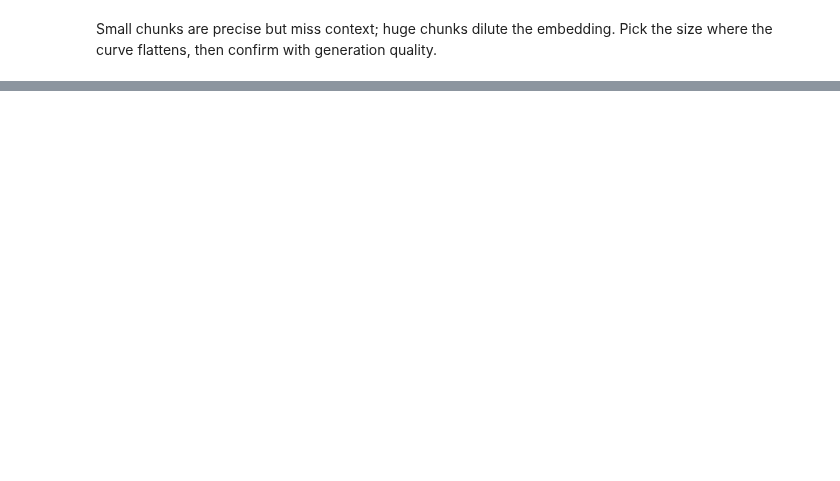
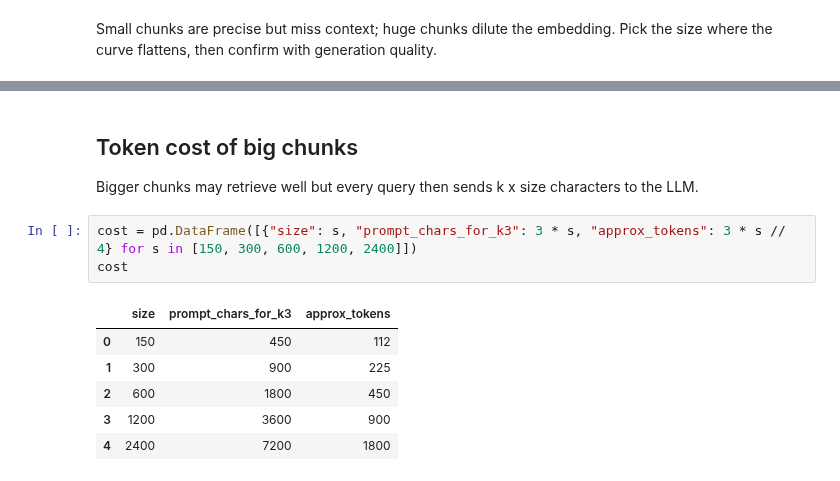
Before and after one commit to Ramakm/RAG, a Jupyter notebook: RAG Fundamentals/05_choose_chunk_size/choose_chunk_size.ipynb, the cells around one changed output, grey strips where cells are left out. Cells and saved outputs as stored; diff of their text form; blank space fills up the shorter version.

```diff
--- a/RAG Fundamentals/05_choose_chunk_size/choose_chunk_size.ipynb
+++ b/RAG Fundamentals/05_choose_chunk_size/choose_chunk_size.ipynb
@@ -29,0 +90,13 @@ Small chunks are precise but miss context; huge chunks dilute the embedding. Pic
+# %% [markdown]
+## Token cost of big chunks
+Bigger chunks may retrieve well but every query then sends k x size characters to the LLM.
+# %%
+cost = pd.DataFrame([{"size": s, "prompt_chars_for_k3": 3 * s, "approx_tokens": 3 * s // 4} for s in [150, 300, 600, 1200, 2400]])
+cost
+# %% [output]
+|  | size | prompt_chars_for_k3 | approx_tokens |
+| 0 | 150 | 450 | 112 |
+| 1 | 300 | 900 | 225 |
+| 2 | 600 | 1800 | 450 |
+| 3 | 1200 | 3600 | 900 |
+| 4 | 2400 | 7200 | 1800 |
```
Also changed, not shown: parts of 17 cells of this notebook, 47 other files.
